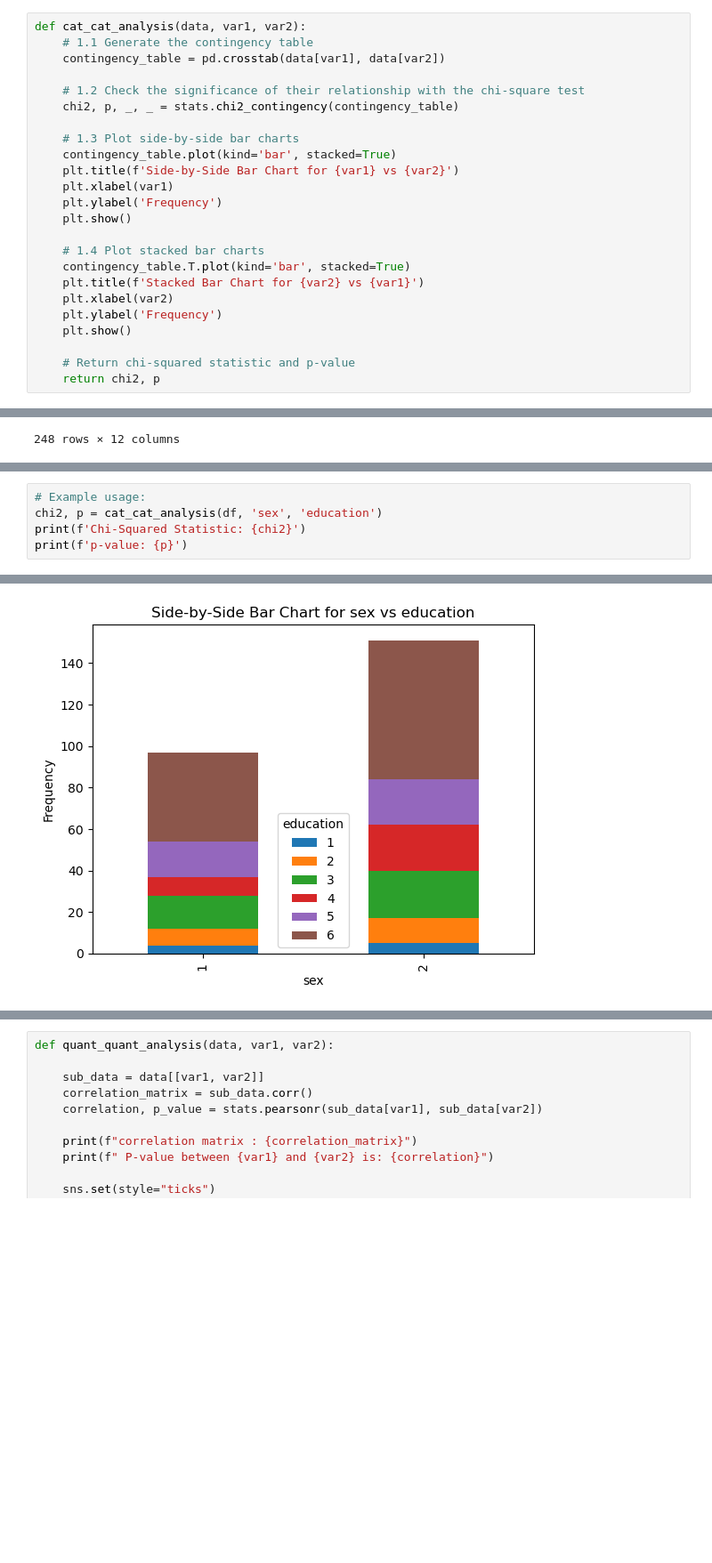
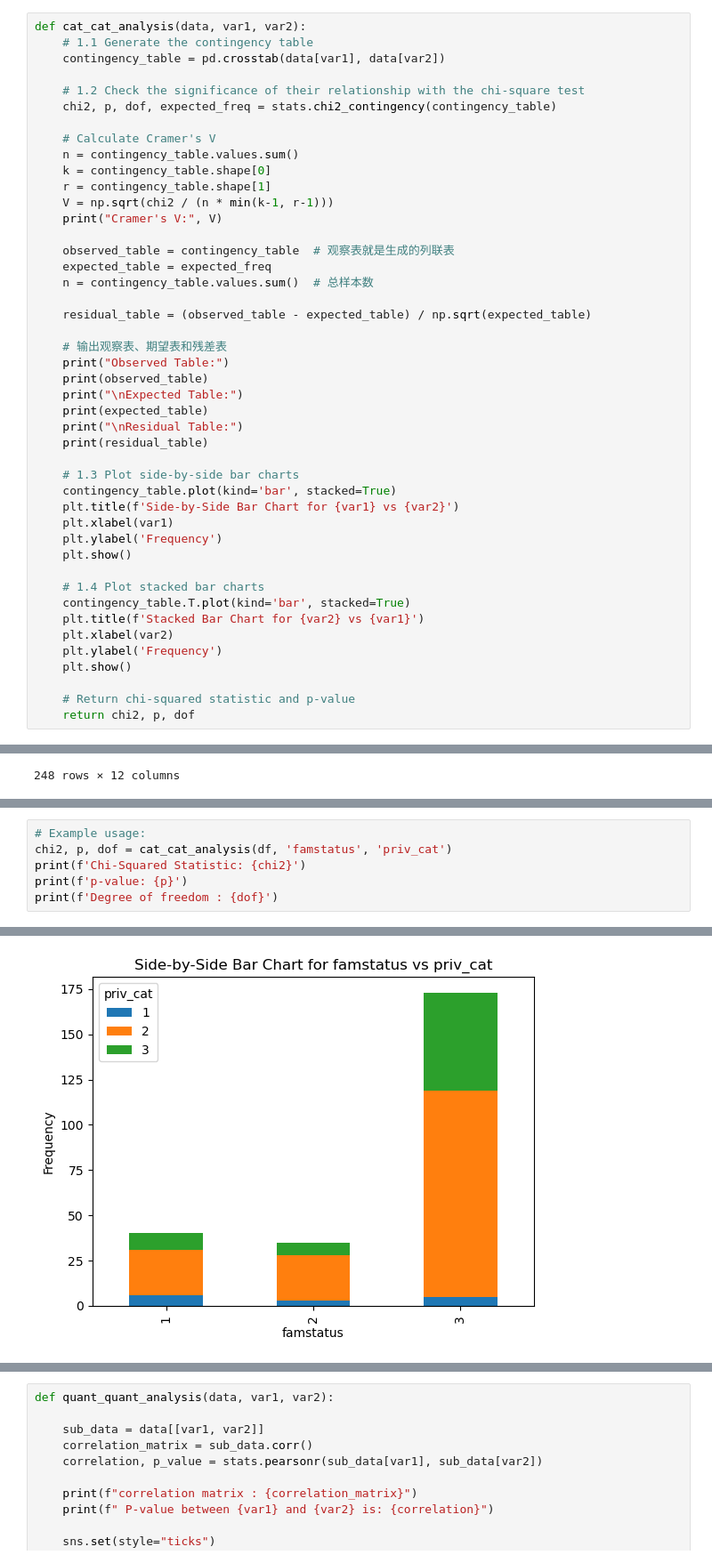
Before and after one commit to Fulin-ZHANG/EM-Lyon, a Jupyter notebook: Week3_Intro_ML/Session 5.ipynb, the cells around one changed output, grey strips where cells are left out. Shown at 89% size. Drawn from its saved outputs; the diff is of its cells as text; blank space fills up the shorter version.

```diff
--- a/Week3_Intro_ML/Session 5.ipynb
+++ b/Week3_Intro_ML/Session 5.ipynb
@@ -355,7 +357,28 @@ def cat_cat_analysis(data, var1, var2):
     contingency_table = pd.crosstab(data[var1], data[var2])
 
     # 1.2 Check the significance of their relationship with the chi-square test
-    chi2, p, _, _ = stats.chi2_contingency(contingency_table)
+    chi2, p, dof, expected_freq = stats.chi2_contingency(contingency_table)
+
+    # Calculate Cramer's V
+    n = contingency_table.values.sum()
+    k = contingency_table.shape[0]
+    r = contingency_table.shape[1]
+    V = np.sqrt(chi2 / (n * min(k-1, r-1)))
+    print("Cramer's V:", V)
+
+    observed_table = contingency_table  # 观察表就是生成的列联表
+    expected_table = expected_freq
+    n = contingency_table.values.sum()  # 总样本数
+
+    residual_table = (observed_table - expected_table) / np.sqrt(expected_table)
+
+    # 输出观察表、期望表和残差表
+    print("Observed Table:")
+    print(observed_table)
+    print("\nExpected Table:")
+    print(expected_table)
+    print("\nResidual Table:")
+    print(residual_table)
 
     # 1.3 Plot side-by-side bar charts
     contingency_table.plot(kind='bar', stacked=True)
@@ -372,7 +395,7 @@ def cat_cat_analysis(data, var1, var2):
     plt.show()
 
     # Return chi-squared statistic and p-value
-    return chi2, p
+    return chi2, p, dof
 # %%
 df
 # %% [output]
@@ -392,6 +498,7 @@ df
 # %%
 # Example usage:
-chi2, p = cat_cat_analysis(df, 'sex', 'education')
+chi2, p, dof = cat_cat_analysis(df, 'famstatus', 'priv_cat')
 print(f'Chi-Squared Statistic: {chi2}')
 print(f'p-value: {p}')
+print(f'Degree of freedom : {dof}')
 # %% [output]
@@ -398 +524 @@ print(f'p-value: {p}')
-[figure, old version]
+[figure, new version]
```
Also changed, not shown: parts of 13 cells of this notebook, 22 other files.
